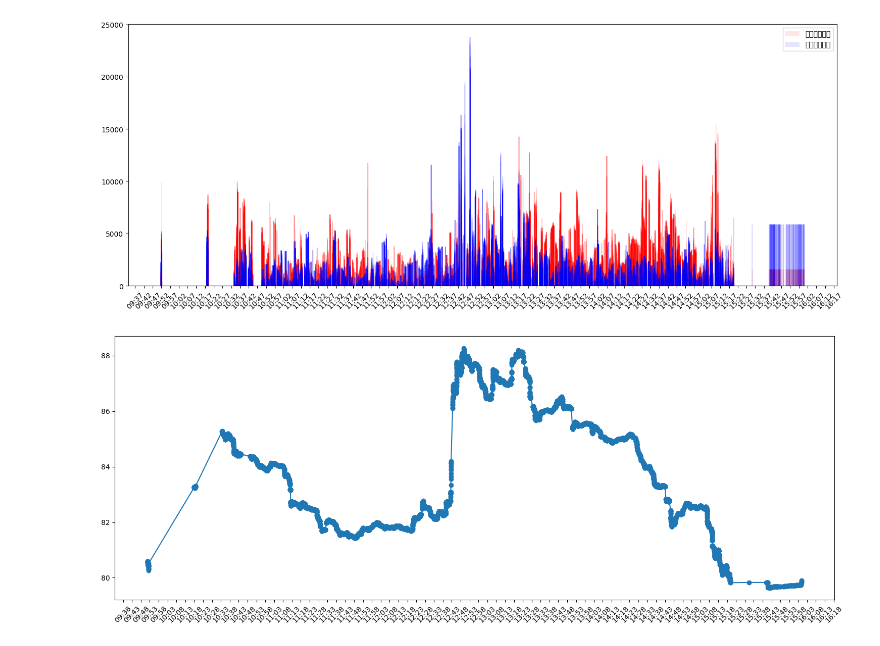
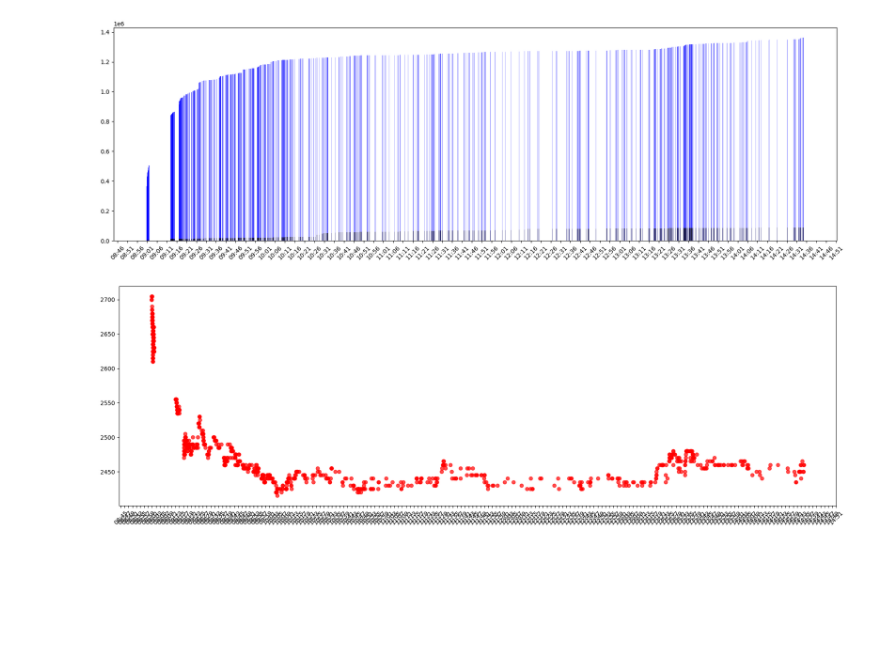
Before and after one commit to JH-Won/bot, a Jupyter notebook: notebooks/ws_output_check.ipynb, the cells around one changed output. Saved outputs shown, nothing was run; the diff lists cells and outputs as text; code cells hidden in the pictures; blank space fills up the shorter version.

```diff
--- a/notebooks/ws_output_check.ipynb
+++ b/notebooks/ws_output_check.ipynb
@@ -42 +7,11 @@ df.set_index('주식체결시간', inplace=True)
+# %%
+ticker = '257320'
+date = '20241016'
+
+df = pd.read_csv(f'./df_{ticker}_{date}.csv')
+# %%
+df['주식체결시간'] = pd.to_datetime(df['주식체결시간'], format='%H%M%S')
+
+# 'time' 컬럼을 인덱스로 설정
+df.set_index('주식체결시간', inplace=True)
 # %%
@@ -90,35 +65,37 @@ Index(['주식현재가', '전일대비부호', '전일대비', '전일대비율
 # %%
 import matplotlib.pyplot as plt
 import matplotlib.dates as mdates
 
-plt.figure(figsize=(15, 6))
+plt.figure(figsize=(18, 6))
+
 # 그래프 그리기
-plt.bar(df.index, df['매수호가잔량'], width=0.0005, color='red', alpha=0.1, label='매수호가잔량')
-plt.bar(df.index, df['매도호가잔량'], width=0.0005, color='blue', alpha=0.1, label='매도호가잔량')
+# plt.plot(df.index, df['체결강도'], marker='o')
+#plt.scatter(df.index, df['매수호가1'], color='red', alpha=0.7, label='매수호가잔량')
+plt.bar(df.index, df['누적거래량'], width=0.0002, color='blue', alpha=0.3, label='매수호가잔량')
+plt.bar(df.index, df['전일동시간누적거래량'], width=0.0002, color='black', alpha=0.3, label='매수호가잔량')
 
 # x축을 분 단위로 설정
 plt.gca().xaxis.set_major_locator(mdates.MinuteLocator(interval=5))  # 1분 간격으로 표시
 plt.gca().xaxis.set_major_formatter(mdates.DateFormatter('%H:%M'))  # 시간:분 형식으로 표시
 
 plt.xticks(rotation=45)  # x축 라벨이 겹치지 않게 45도 회전
 plt.tight_layout()
 
-plt.legend()  # 범례 추가
 plt.show()
 # %% [output]
-[figure, old version]
+[figure, new version]
 # %%
 import matplotlib.pyplot as plt
 import matplotlib.dates as mdates
 
-plt.figure(figsize=(15, 6))
+plt.figure(figsize=(18, 6))
 
 # 그래프 그리기
-# plt.plot(df.index, df['매수비율'], marker='o')
-plt.plot(df.index, df['체결강도'], marker='o')
+# plt.plot(df.index, df['체결강도'], marker='o')
+plt.scatter(df.index, df['주식현재가'], color='red', alpha=0.7, label='매수호가잔량')
 
 # x축을 분 단위로 설정
-plt.gca().xaxis.set_major_locator(mdates.MinuteLocator(interval=5))  # 1분 간격으로 표시
+plt.gca().xaxis.set_major_locator(mdates.MinuteLocator(interval=2))  # 1분 간격으로 표시
 plt.gca().xaxis.set_major_formatter(mdates.DateFormatter('%H:%M'))  # 시간:분 형식으로 표시
 
 plt.xticks(rotation=45)  # x축 라벨이 겹치지 않게 45도 회전
@@ -126,4 +103,4 @@ plt.tight_layout()
 
 plt.show()
 # %% [output]
-[figure, old version]
+[figure, new version]
```
Also changed, not shown: parts of 8 cells of this notebook, 1 other file.
